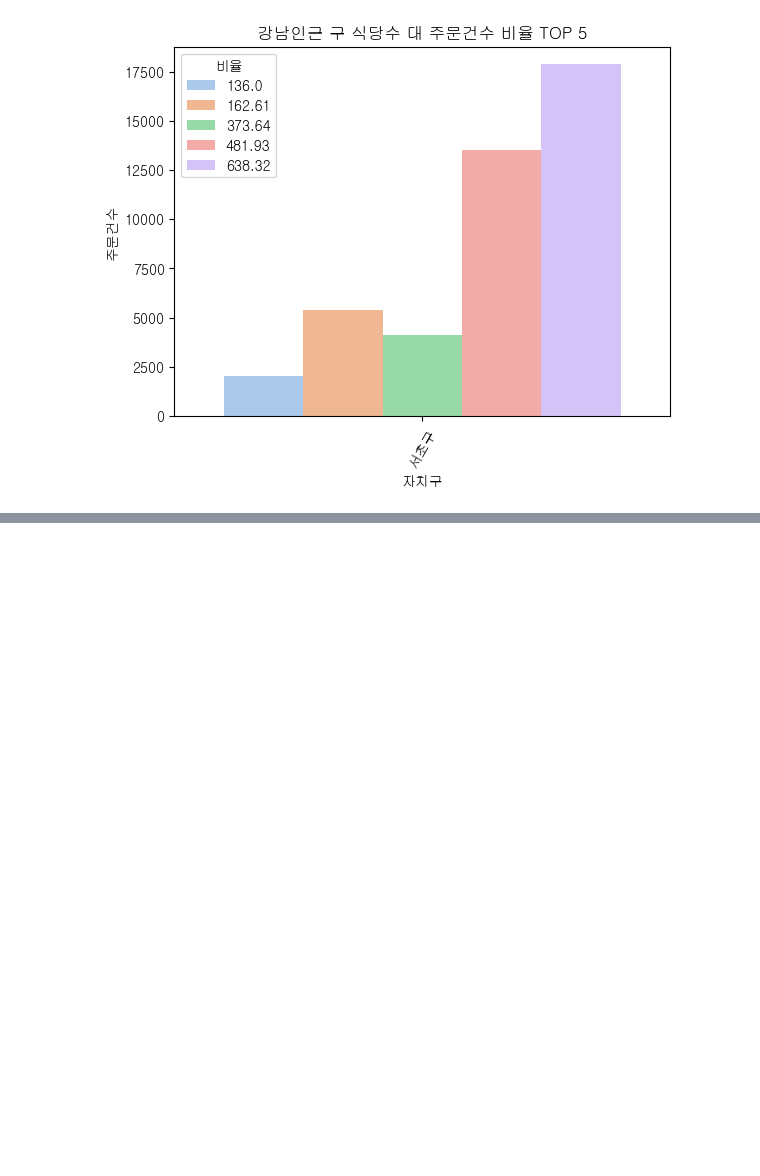
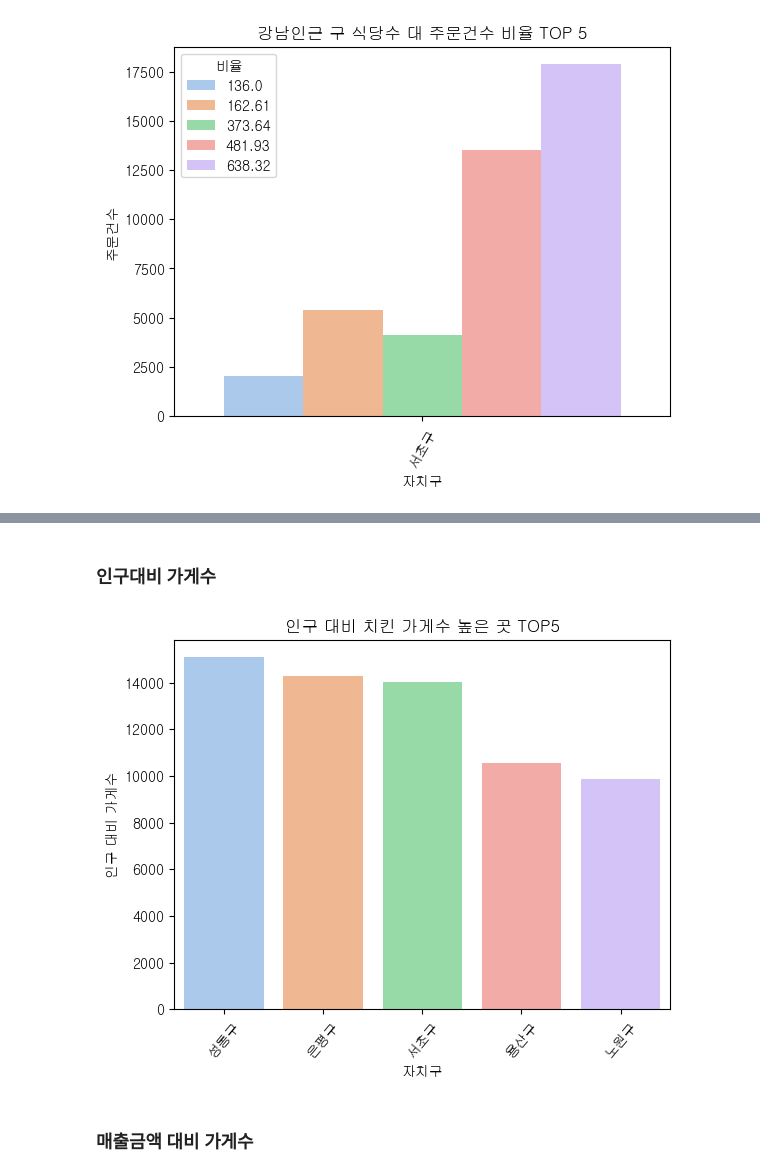
Before and after one commit to sangchun1/sales_project, a Jupyter notebook: data_analysis/seoul_delievery_analysis_barchart.ipynb, the cells around one changed output, grey strips where cells are left out. Drawn from its saved outputs; the diff is of its cells as text; code cells hidden in the pictures; blank space fills up the shorter version.

```diff
--- a/data_analysis/seoul_delievery_analysis_barchart.ipynb
+++ b/data_analysis/seoul_delievery_analysis_barchart.ipynb
@@ -1869,0 +2063,27 @@ sns.barplot(x='자치구',y='주문건수',hue='비율',data=place_order_all.hea
+# %%
+p_f_lis, o_p_lis, o_f_lis = [], [], []
+for i in df_total_c.index:
+    p_f_lis.append(round((df_total_c.loc[i, 'population'] / df_total_c.loc[i, 'food']), 2))
+    o_p_lis.append(round((df_total_c.loc[i, 'order_amt'] / df_total_c.loc[i, 'population']), 2))
+    o_f_lis.append(round((df_total_c.loc[i, 'order_amt'] / df_total_c.loc[i, 'food']), 2))
+# %%
+df_total_c['p_f_ratio'] = p_f_lis
+df_total_c['o_p_ratio'] = o_p_lis
+df_total_c['o_f_ratio'] = o_f_lis
+# %%
+df_total_c.rename({'gu':'자치구', 'population':'인구수', 'order_amt':'매출금액', 'food':'가게수', 'p_f_ratio':'인구 대비 가게수', 'o_p_ratio':'매출금액 대비 인구수', 'o_f_ratio':'매출금액 대비 가게수'},
+                axis=1, inplace=True)
+# %% [markdown]
+### 인구대비 가게수
+# %%
+df_total_c_pf = df_total_c.sort_values(by=['인구 대비 가게수'], ascending=False)
+df_total_c_pf.set_index([pd.Index(range(1, 26))], inplace=True)
+df_total_c_pf.drop(['매출금액', '매출금액 대비 인구수', '매출금액 대비 가게수'], axis=1, inplace=True)
+# %%
+plt.xticks(rotation=50)
+sns.barplot(x='자치구',y='인구 대비 가게수',data=df_total_c_pf.head(5)).set(title='인구 대비 치킨 가게수 높은 곳 TOP5')
+plt.savefig('./plot/BarChart/인구 대비 치킨 가게수 높은 곳 TOP5.png')
+# %% [output]
+[figure, added]
+# %% [markdown]
+### 매출금액 대비 가게수
```
Also changed, not shown: parts of 33 cells of this notebook, 12 other files.
